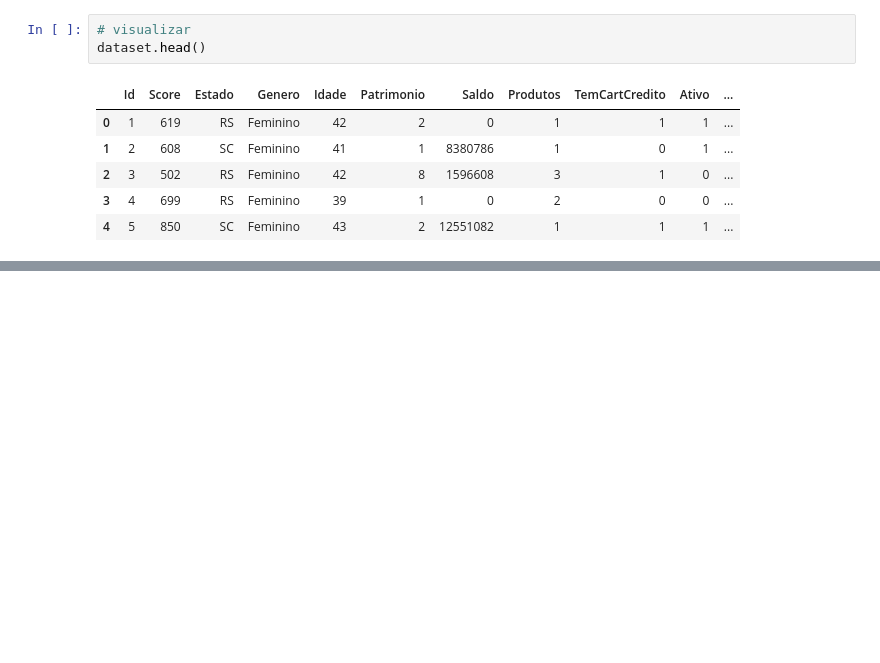
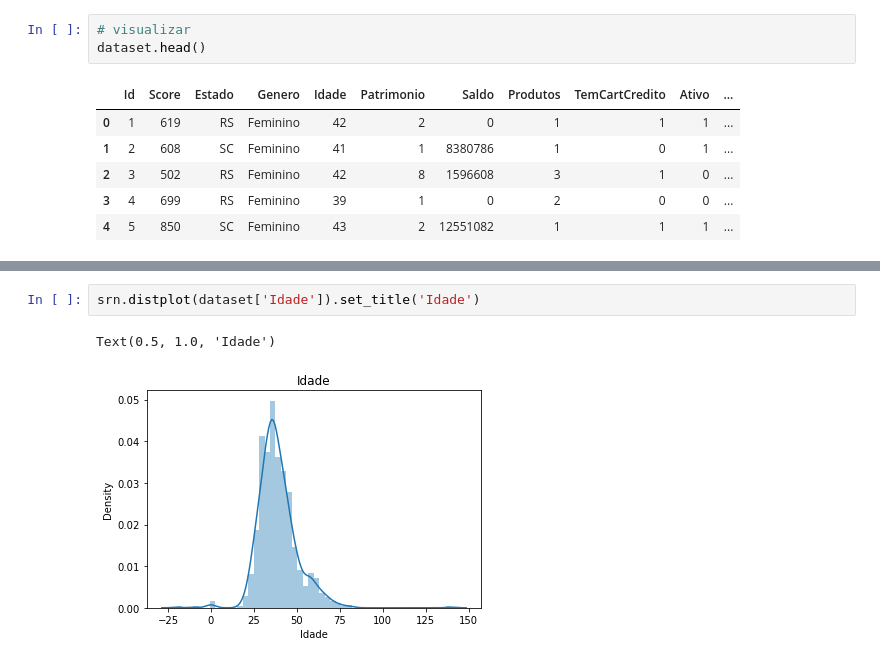
Before and after one commit to Joao-Inacio/Formacao-Cientista-de-Dados, a Jupyter notebook: limpezaetratamento.ipynb, the cells around one changed output, grey strips where cells are left out. Cells and saved outputs as stored; diff of their text form; blank space fills up the shorter version.

```diff
--- a/limpezaetratamento.ipynb
+++ b/limpezaetratamento.ipynb
@@ -59,0 +116,5 @@ dataset['Idade'].describe()
+# %%
+srn.distplot(dataset['Idade']).set_title('Idade')
+# %% [output]
+Text(0.5, 1.0, 'Idade')
+[figure, added]
```
Also changed, not shown: parts of 16 cells of this notebook.
